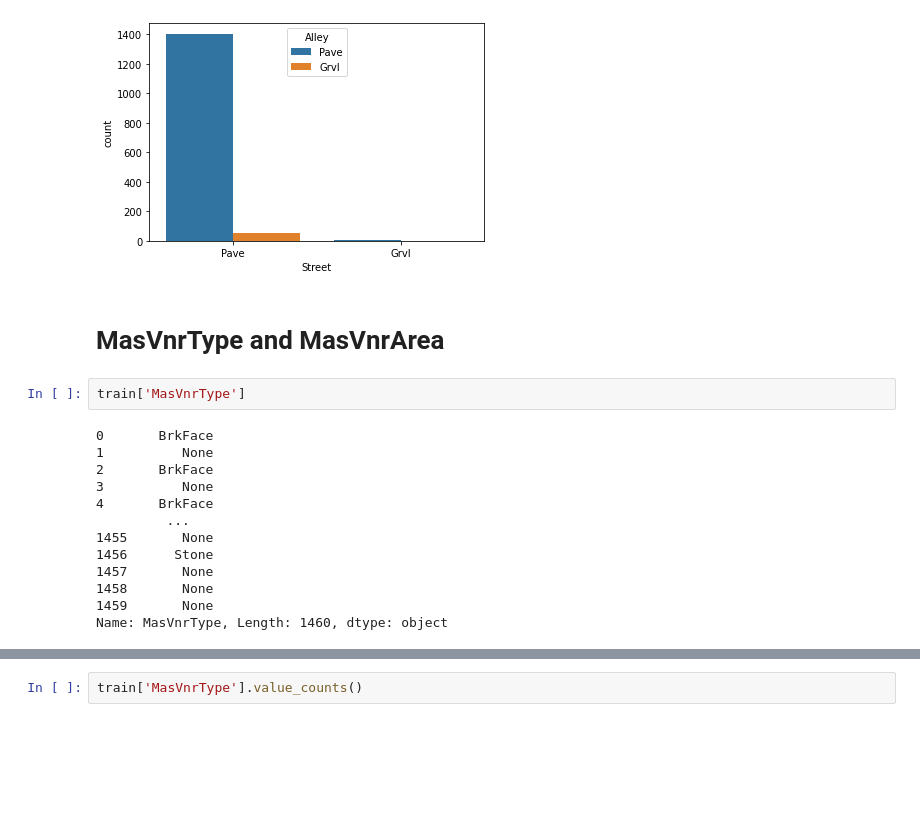
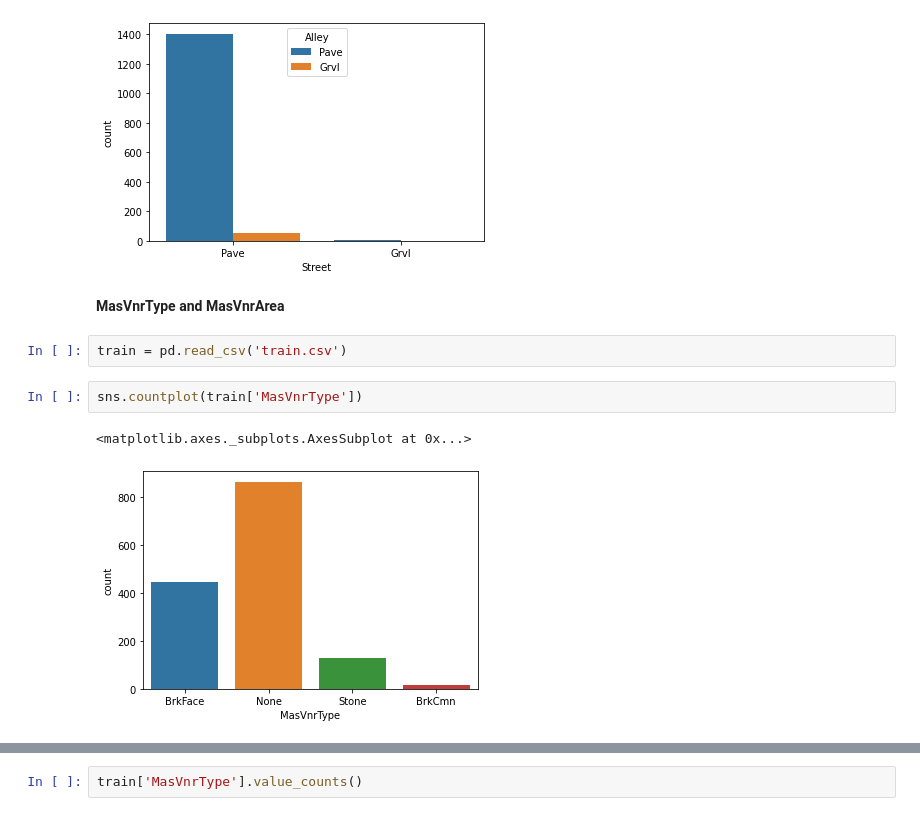
Before and after one commit to marudengi/practice-for-kaggle, a Jupyter notebook: House_Prices.ipynb, the cells around one changed output, grey strips where cells are left out. Drawn from its saved outputs; the diff is of its cells as text; blank space fills up the shorter version.

```diff
--- a/House_Prices.ipynb
+++ b/House_Prices.ipynb
@@ -350,19 +353,11 @@ sns.countplot(train['Street'],hue=train['Alley'])
 <matplotlib.axes._subplots.AxesSubplot at 0x...>
 [figure]
 # %% [markdown]
-# **MasVnrType and MasVnrArea**
+**MasVnrType and MasVnrArea**
-# %%
-train['MasVnrType']
-# %% [output]
-0       BrkFace
-1          None
-2       BrkFace
-3          None
-4       BrkFace
-         ...
-1455       None
-1456      Stone
-1457       None
-1458       None
-1459       None
-Name: MasVnrType, Length: 1460, dtype: object
+# %%
+train = pd.read_csv('train.csv')
+# %%
+sns.countplot(train['MasVnrType'])
+# %% [output]
+<matplotlib.axes._subplots.AxesSubplot at 0x...>
+[figure, added]
```
Also changed, not shown: parts of 34 cells of this notebook.
